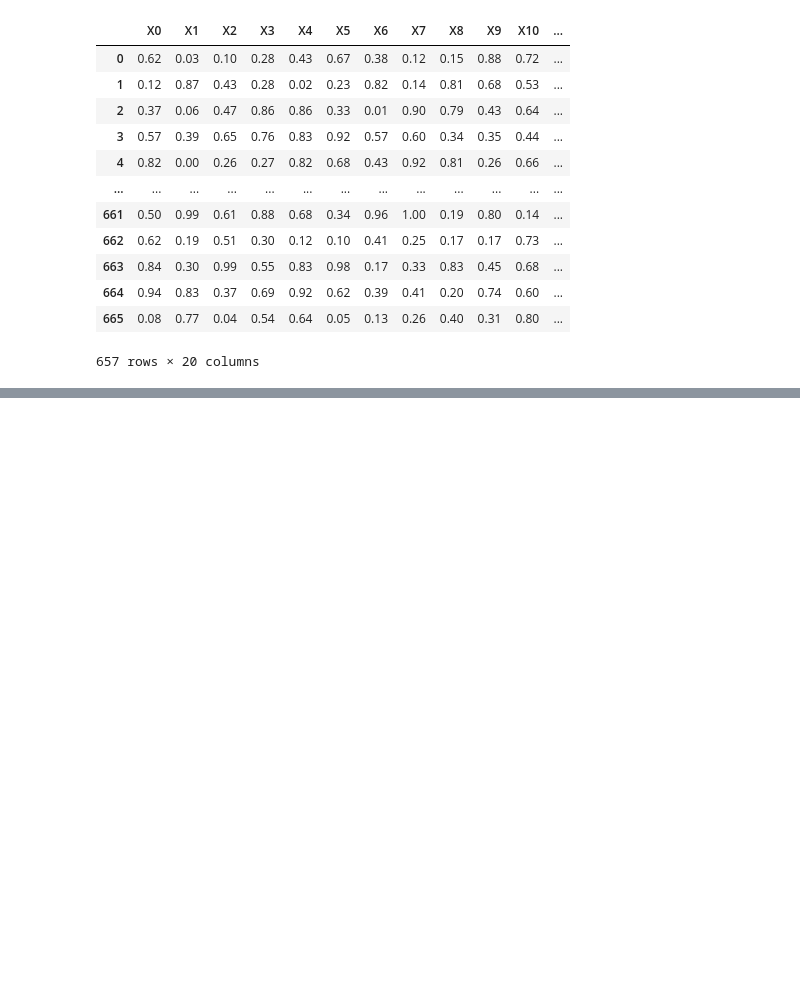
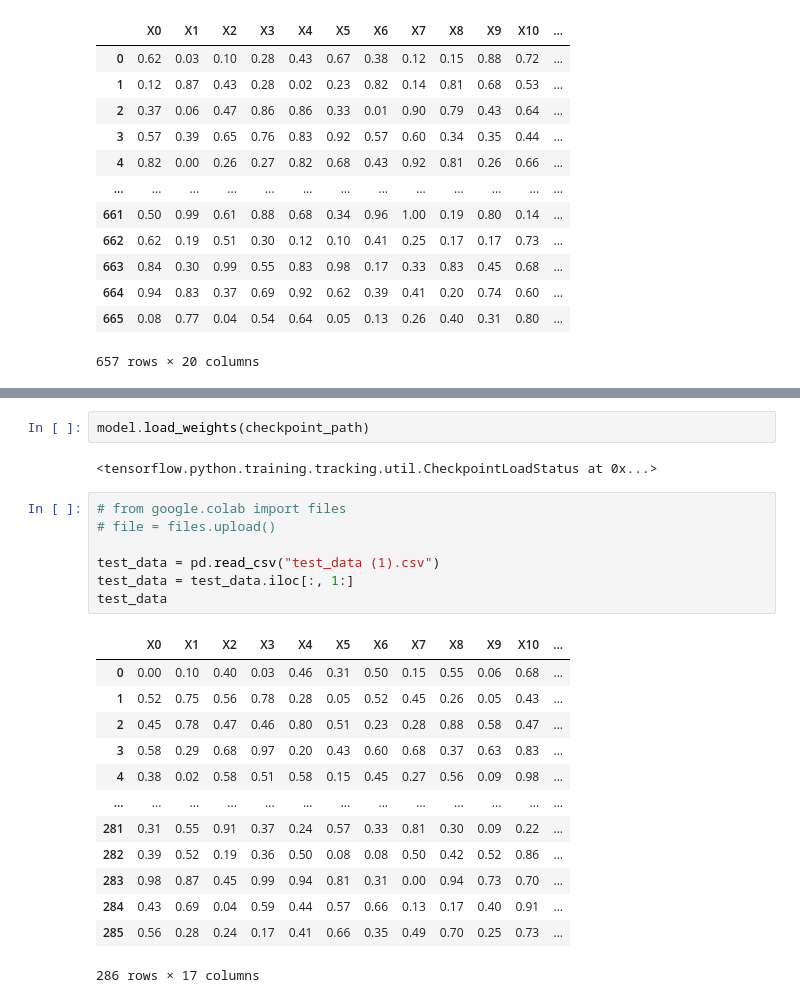
Before and after one commit to jonghyunlee1993/DigitalHealthAI-Hackathon, a Jupyter notebook: auto_encoder_regression.ipynb, the cells around one changed output, grey strips where cells are left out. Drawn from its saved outputs; the diff is of its cells as text; blank space fills up the shorter version.

```diff
--- a/auto_encoder_regression.ipynb
+++ b/auto_encoder_regression.ipynb
@@ -112,0 +123,25 @@ plt.plot(history.history['val_loss'])
+# %%
+model.load_weights(checkpoint_path)
+# %% [output]
+<tensorflow.python.training.tracking.util.CheckpointLoadStatus at 0x...>
+# %%
+# from google.colab import files
+# file = files.upload()
+
+test_data = pd.read_csv("test_data (1).csv")
+test_data = test_data.iloc[:, 1:]
+test_data
+# %% [output]
+|  | X0 | X1 | X2 | X3 | X4 | X5 | X6 | X7 | X8 | X9 | X10 | ... |
+| 0 | 0.00 | 0.10 | 0.40 | 0.03 | 0.46 | 0.31 | 0.50 | 0.15 | 0.55 | 0.06 | 0.68 | ... |
+| 1 | 0.52 | 0.75 | 0.56 | 0.78 | 0.28 | 0.05 | 0.52 | 0.45 | 0.26 | 0.05 | 0.43 | ... |
+| 2 | 0.45 | 0.78 | 0.47 | 0.46 | 0.80 | 0.51 | 0.23 | 0.28 | 0.88 | 0.58 | 0.47 | ... |
+| 3 | 0.58 | 0.29 | 0.68 | 0.97 | 0.20 | 0.43 | 0.60 | 0.68 | 0.37 | 0.63 | 0.83 | ... |
+| 4 | 0.38 | 0.02 | 0.58 | 0.51 | 0.58 | 0.15 | 0.45 | 0.27 | 0.56 | 0.09 | 0.98 | ... |
+| ... | ... | ... | ... | ... | ... | ... | ... | ... | ... | ... | ... | ... |
+| 281 | 0.31 | 0.55 | 0.91 | 0.37 | 0.24 | 0.57 | 0.33 | 0.81 | 0.30 | 0.09 | 0.22 | ... |
+| 282 | 0.39 | 0.52 | 0.19 | 0.36 | 0.50 | 0.08 | 0.08 | 0.50 | 0.42 | 0.52 | 0.86 | ... |
+| 283 | 0.98 | 0.87 | 0.45 | 0.99 | 0.94 | 0.81 | 0.31 | 0.00 | 0.94 | 0.73 | 0.70 | ... |
+| 284 | 0.43 | 0.69 | 0.04 | 0.59 | 0.44 | 0.57 | 0.66 | 0.13 | 0.17 | 0.40 | 0.91 | ... |
+| 285 | 0.56 | 0.28 | 0.24 | 0.17 | 0.41 | 0.66 | 0.35 | 0.49 | 0.70 | 0.25 | 0.73 | ... |
+286 rows × 17 columns
```
Also changed, not shown: parts of 12 cells of this notebook, 2 other files.
